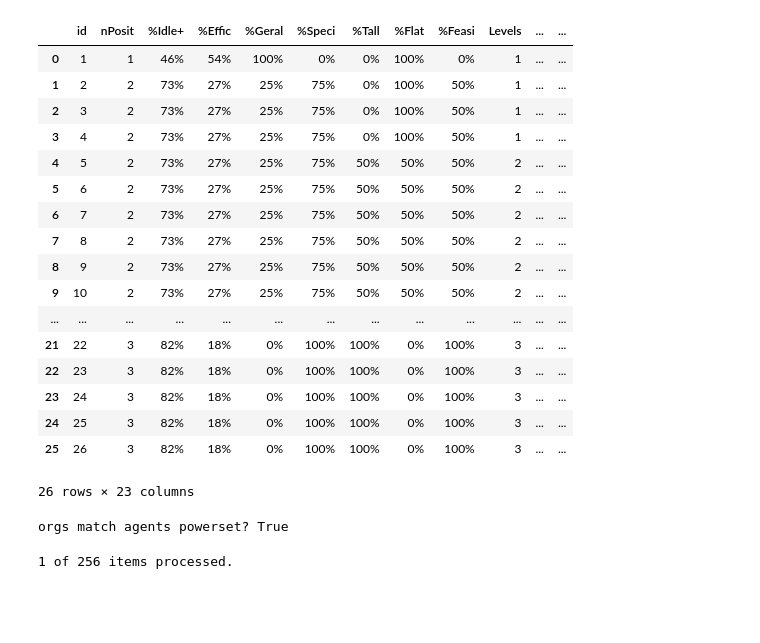
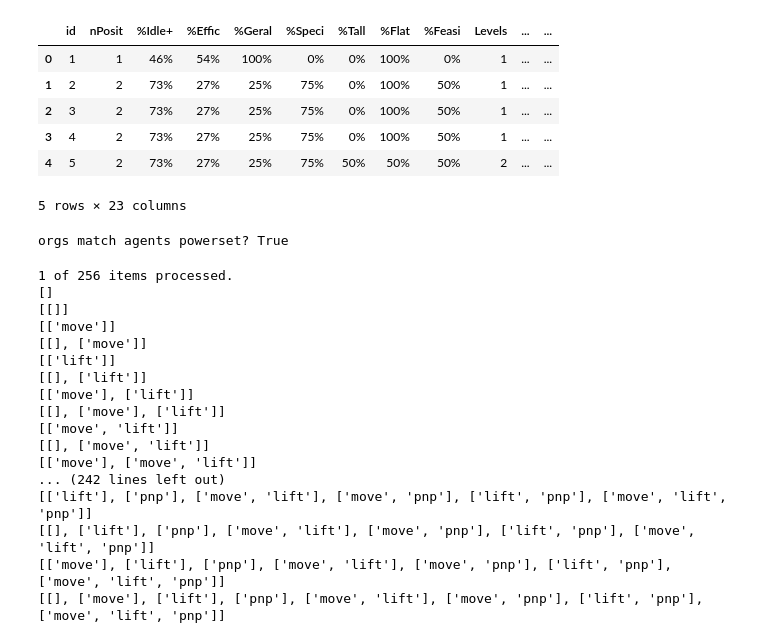
Before and after one commit to cleberjamaral/GoOrg4Prod, a Jupyter notebook: GoOrg4Prod_reallocation_analysis.ipynb, the cells around one changed output. Saved outputs shown, nothing was run; the diff lists cells and outputs as text; code cells hidden in the pictures; blank space fills up the shorter version.

```diff
--- a/GoOrg4Prod_reallocation_analysis.ipynb
+++ b/GoOrg4Prod_reallocation_analysis.ipynb
@@ -39,26 +39,15 @@ def get_organisations(array_str):
         organisations.append(positions)
     return organisations
 # %%
-bound_df
+bound_df.head()
 # %% [output]
 |  | id | nPosit | %Idle+ | %Effic | %Geral | %Speci | %Tall | %Flat | %Feasi | Levels | ... | ... |
 | 0 | 1 | 1 | 46% | 54% | 100% | 0% | 0% | 100% | 0% | 1 | ... | ... |
 | 1 | 2 | 2 | 73% | 27% | 25% | 75% | 0% | 100% | 50% | 1 | ... | ... |
 | 2 | 3 | 2 | 73% | 27% | 25% | 75% | 0% | 100% | 50% | 1 | ... | ... |
 | 3 | 4 | 2 | 73% | 27% | 25% | 75% | 0% | 100% | 50% | 1 | ... | ... |
 | 4 | 5 | 2 | 73% | 27% | 25% | 75% | 50% | 50% | 50% | 2 | ... | ... |
-| 5 | 6 | 2 | 73% | 27% | 25% | 75% | 50% | 50% | 50% | 2 | ... | ... |
-| 6 | 7 | 2 | 73% | 27% | 25% | 75% | 50% | 50% | 50% | 2 | ... | ... |
-| 7 | 8 | 2 | 73% | 27% | 25% | 75% | 50% | 50% | 50% | 2 | ... | ... |
-| 8 | 9 | 2 | 73% | 27% | 25% | 75% | 50% | 50% | 50% | 2 | ... | ... |
-| 9 | 10 | 2 | 73% | 27% | 25% | 75% | 50% | 50% | 50% | 2 | ... | ... |
-| ... | ... | ... | ... | ... | ... | ... | ... | ... | ... | ... | ... | ... |
-| 21 | 22 | 3 | 82% | 18% | 0% | 100% | 100% | 0% | 100% | 3 | ... | ... |
-| 22 | 23 | 3 | 82% | 18% | 0% | 100% | 100% | 0% | 100% | 3 | ... | ... |
-| 23 | 24 | 3 | 82% | 18% | 0% | 100% | 100% | 0% | 100% | 3 | ... | ... |
-| 24 | 25 | 3 | 82% | 18% | 0% | 100% | 100% | 0% | 100% | 3 | ... | ... |
-| 25 | 26 | 3 | 82% | 18% | 0% | 100% | 100% | 0% | 100% | 3 | ... | ... |
-26 rows × 23 columns
+5 rows × 23 columns
 # %%
 # Test if all positions generated by GoOrg4Prod are indeed in the
 # set of all_agent_kinds
@@ -106,10 +95,12 @@ def check_all_applicable_sets_of_agents():
 
     for sa in range(0,len(all_sets_of_agents)):
 
-        if (sa % 5000) == 0:
+        if (sa % 200) == 0:
             print(sa+1,"of",len(all_sets_of_agents),"items processed.")
         # Sort set to make sure to test first the sets that are cheaper in terms of qualification cost
         sorted_set = sorted(all_sets_of_agents[sa], key = len)
+
+        print(sorted_set)
 
         # Check if the set has all necessary skills, which is a condition to be applicable
         # If there is any skill missing, this set would not be relevant, no organisation will be feasible
@@ -149,3 +140,19 @@ all_match_sets.append(match_set)
 np.savetxt("all_sets_of_agents.csv",list(zip(all_sets_of_agents,applicables,count_match,all_match_sets,count_zero_q_cost)),delimiter = "\t",fmt = "% s")
 # %% [output]
 1 of 256 items processed.
+[]
+[[]]
+[['move']]
+[[], ['move']]
+[['lift']]
+[[], ['lift']]
+[['move'], ['lift']]
+[[], ['move'], ['lift']]
+[['move', 'lift']]
+[[], ['move', 'lift']]
+[['move'], ['move', 'lift']]
+... (242 lines left out)
+[['lift'], ['pnp'], ['move', 'lift'], ['move', 'pnp'], ['lift', 'pnp'], ['move', 'lift', 'pnp']]
+[[], ['lift'], ['pnp'], ['move', 'lift'], ['move', 'pnp'], ['lift', 'pnp'], ['move', 'lift', 'pnp']]
+[['move'], ['lift'], ['pnp'], ['move', 'lift'], ['move', 'pnp'], ['lift', 'pnp'], ['move', 'lift', 'pnp']]
+[[], ['move'], ['lift'], ['pnp'], ['move', 'lift'], ['move', 'pnp'], ['lift', 'pnp'], ['move', 'lift', 'pnp']]
```
Also changed, not shown: parts of 7 cells of this notebook, 1 other file.
